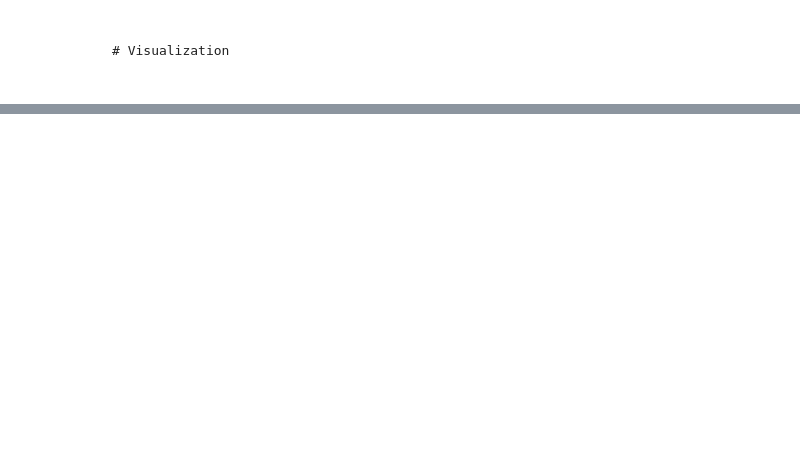
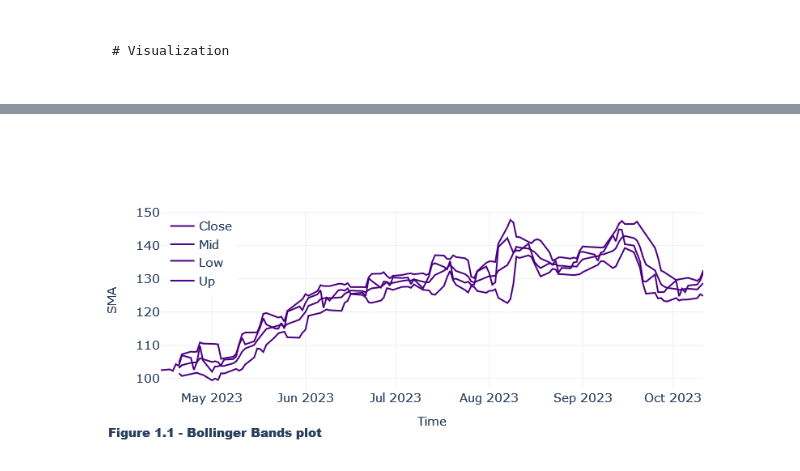
Before and after one commit to jocoder22/FinIndicators, a Jupyter notebook: BollingerBands.ipynb, the cells around one changed output, grey strips where cells are left out. Cells and saved outputs as stored; diff of their text form; code cells hidden in the pictures; blank space fills up the shorter version.

````diff
--- a/BollingerBands.ipynb
+++ b/BollingerBands.ipynb
@@ -115,6 +116,6 @@ df.head()
 # %%
-# Calculate and plot the Simple Moving Average (SMA):
-df["sma_20"] = tb.SMA(df["Close"], timeperiod=20)
+# Calculate and plot the Bollinger bands:
+df["bb_up"], df["bb_mid"], df["bb_low"] = tb.BBANDS(df["Close"])
 # %% [markdown]
 ```{important} Visualization
 
@@ -154,0 +127,68 @@ n += 1
+# %%
+import plotly.graph_objects as go
+
+
+n = 1
+text = f"Figure 1.{n} - Bollinger Bands plot "
+
+
+fig = go.Figure()
+
+fig.add_trace(go.Scatter(x=df.index, y=df.bb_up,
+    fill=None, name="Up",
+    mode='lines',
+    line_color='indigo',
+    ))
+fig.add_trace(go.Scatter(
+    x=df.index, name='Low',
+    y=df.bb_low, fillcolor = 'white',
+    fill='tonexty', # fill area between trace0 and trace1
+    mode='lines', line_color='indigo'))
+
+
+fig.add_trace(go.Scatter(x=df.index, y=df.bb_mid,
+    fill=None, name='Mid',
+    mode='lines',
+    line_color='indigo',
+    ))
+
+fig.add_trace(go.Scatter(x=df.index, y=df.Close,
+    fill=None, name="Close",
+    mode='lines',
+    line_color='indigo',
+    ))
+
+fig = format_plot(fig, ylabel="SMA", text=text)
+fig.update_layout(legend=dict(
+    orientation="v",
+    entrywidth=70,
+    yanchor="top",
+    y=1.02,
+    xanchor="right",
+    x=1
+))
+
+
+
+# fig = px.line(df, y=["Close","bb_mid"], title="20 day Simple Moving Average Plot")
+fig.update_layout(legend=dict(
+    yanchor="top",
+    y=0.99,
+    xanchor="left",
+    x=0.01
+))
+
+# fig.add_traces(go.Scatter(x=df.index, y = df.ma1,
+#                           line = dict(color='rgba(0,0,0,0)')))
+
+# fig.add_traces(go.Scatter(x=df.index, y = df.ma2,
+#                           line = dict(color='rgba(0,0,0,0)'),
+#                           fill='tonexty',
+#                           fillcolor = fillcol(df['label'].iloc[0])))
+
+# fig.write_image("imgs/chapter_3/line_plot.png")
+fig.show()
+
+
+n += 1
+# %% [output]
@@ -154,0 +196 @@ n += 1
+[figure, added]
````
Also changed, not shown: parts of 8 cells of this notebook, 1 other file.
